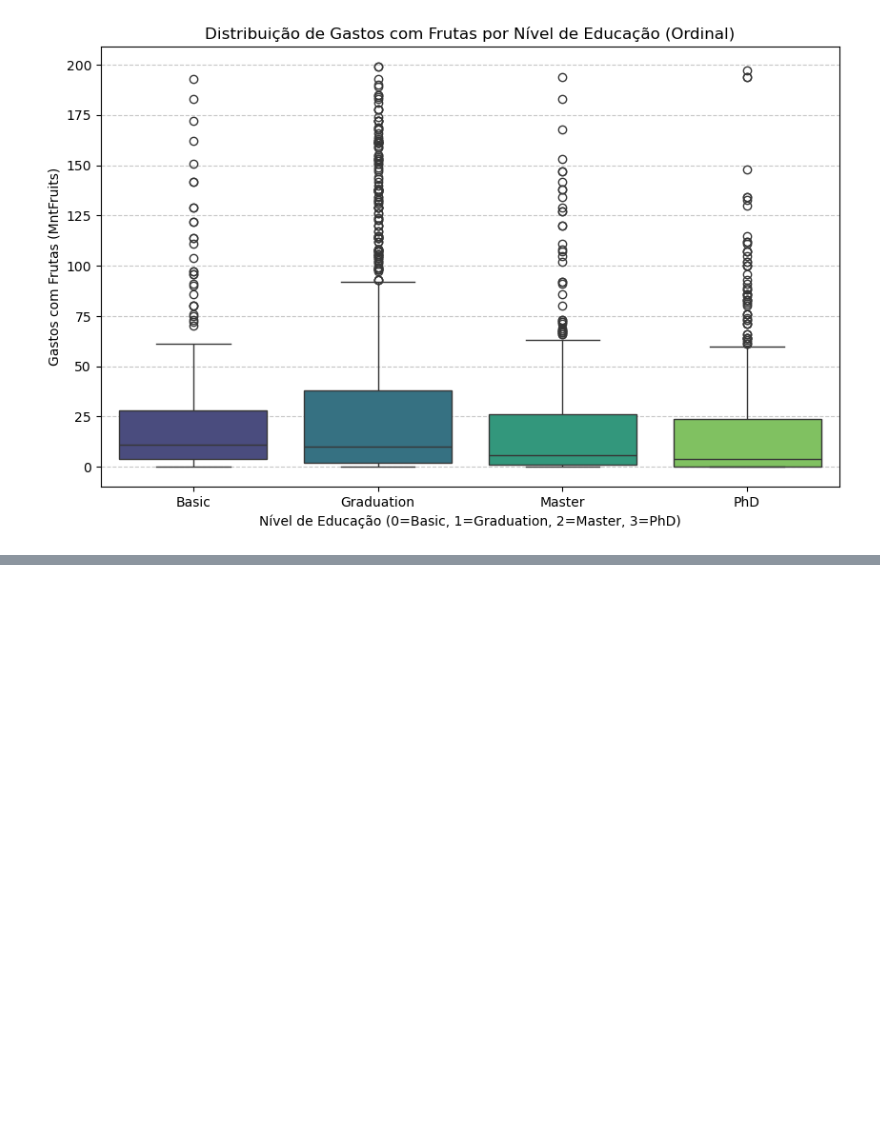
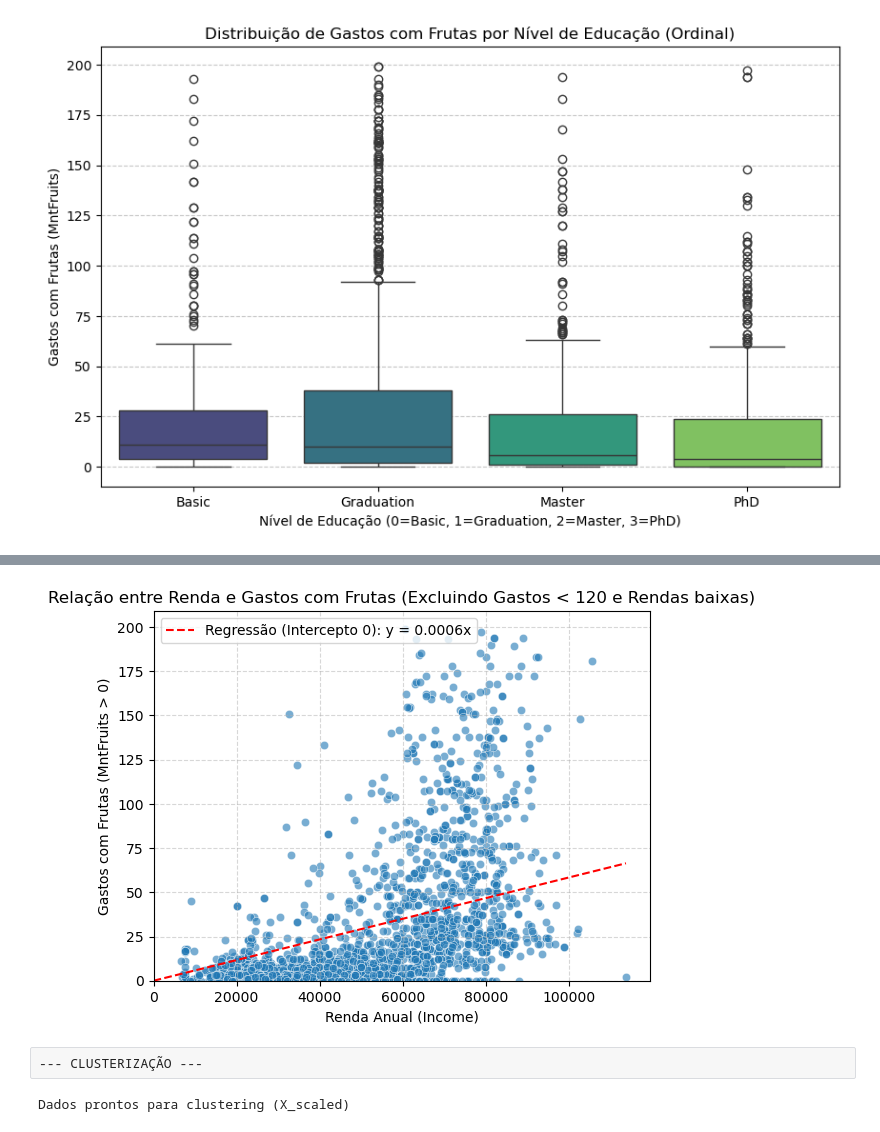
Before and after one commit to ohtopico/marketing-analytics, a Jupyter notebook: social media adversiment performance.ipynb, the cells around one changed output, grey strips where cells are left out. Cells and saved outputs as stored; diff of their text form; code cells hidden in the pictures; blank space fills up the shorter version.

```diff
--- a/social media adversiment performance.ipynb
+++ b/social media adversiment performance.ipynb
@@ -123,0 +159,52 @@ Passing `palette` without assigning `hue` is deprecated and will be removed in v
+# %%
+df_filtrado = df[df['MntFruits'] > 120].copy()
+df_filtrado = df[df['Income'] > 6000].copy()
+
+# 1. Plotar os pontos de dispersão do DataFrame FILTRADO
+sns.scatterplot(x='Income', y='MntFruits', data=df_filtrado, alpha=0.6)
+
+# 2. Calcular a inclinação (slope) usando os DADOS FILTRADOS
+# y = mx (A melhor estimativa para 'm' é Sum(xy) / Sum(x^2))
+slope = (df_filtrado['Income'] * df_filtrado['MntFruits']).sum() / (df_filtrado['Income']**2).sum()
+
+# 3. Criar a linha de regressão
+x_line = np.linspace(0, df_filtrado['Income'].max(), 100)
+y_line = slope * x_line
+
+# 4. Plotar a linha
+plt.plot(x_line, y_line, color='red', linestyle='--', label=f'Regressão (Intercepto 0): y = {slope:.4f}x')
+
+
+plt.title('Relação entre Renda e Gastos com Frutas (Excluindo Gastos < 120 e Rendas baixas)')
+plt.xlabel('Renda Anual (Income)')
+plt.ylabel('Gastos com Frutas (MntFruits > 0)')
+plt.grid(axis='both', linestyle='--', alpha=0.5)
+plt.legend()
+plt.xlim(left=0)
+plt.ylim(bottom=0)
+
+plt.show()
+# %% [output]
+[figure, added]
+# %% [raw]
+--- CLUSTERIZAÇÃO ---
+# %%
+df['Education_Ordinal'] = df['Education'].map({'Basic': 0, 'Graduation': 1, 'Master': 2, 'PhD': 3})
+
+# 1. Selecionar Features
+features = [
+    'Income', 'Education_Ordinal',
+    'MntWines', 'MntFruits', 'MntMeatProducts', # Gastos
+    'NumDealsPurchases', 'NumWebPurchases', 'NumStorePurchases' # Frequência
+]
+X = df[features].copy()
+
+# 2. Padronizar os Dados (Scaling)
+# Cria uma instância do padronizador
+scaler = StandardScaler()
+# Ajusta e transforma os dados
+X_scaled = scaler.fit_transform(X)
+
+print("Dados prontos para clustering (X_scaled)")
+# %% [output]
+Dados prontos para clustering (X_scaled)
```
Also changed, not shown: parts of 7 cells of this notebook.
